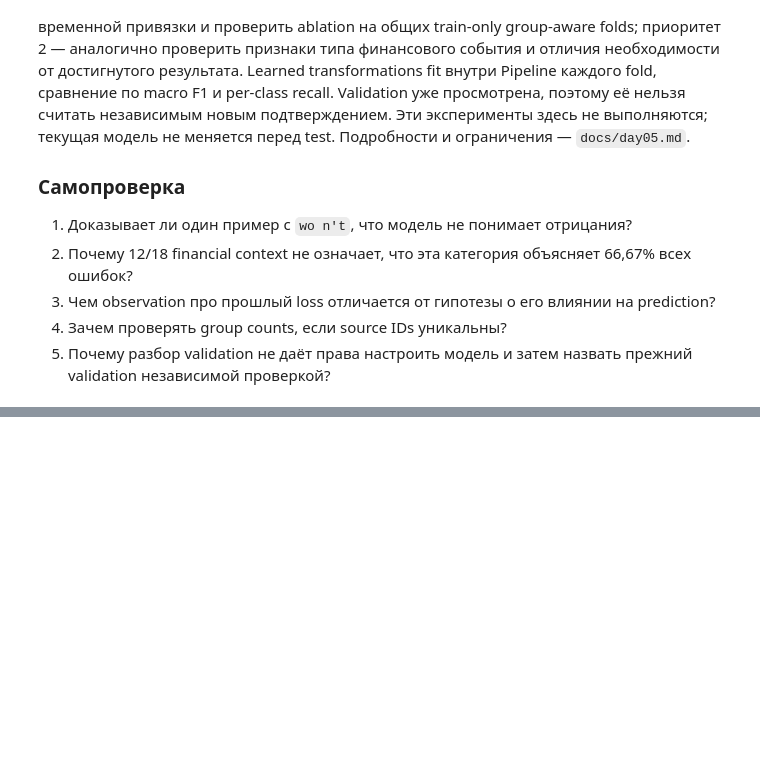
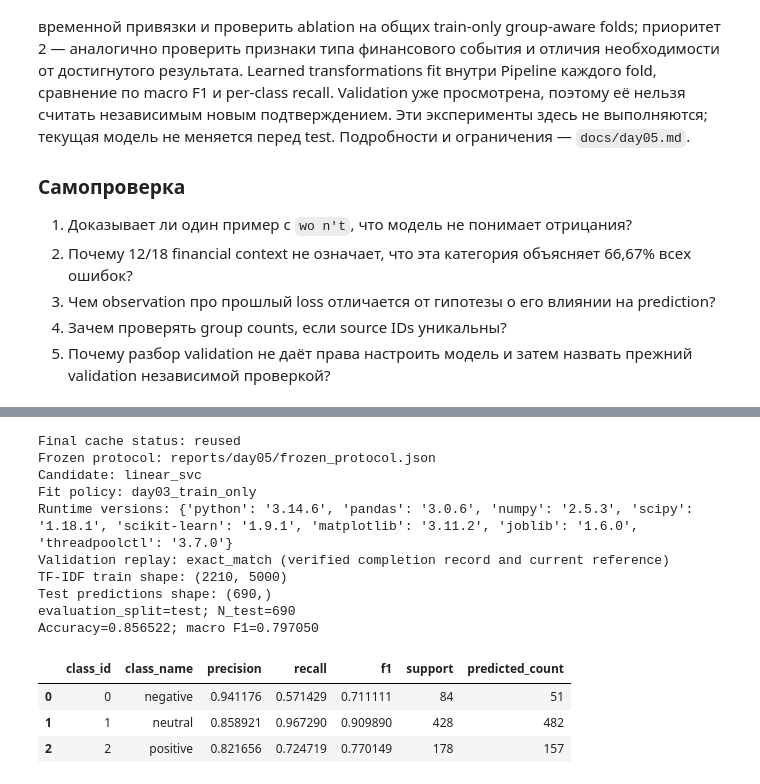
Before and after one commit to HomeboyMakkri/Text-classification, a Jupyter notebook: notebooks/day05_error_analysis.ipynb, the cells around one changed output, grey strips where cells are left out. Drawn from its saved outputs; the diff is of its cells as text; code cells hidden in the pictures; blank space fills up the shorter version.

```diff
--- a/notebooks/day05_error_analysis.ipynb
+++ b/notebooks/day05_error_analysis.ipynb
@@ -286,0 +301,30 @@ Saved all validation rows, all errors, and annotated examples separately.
+# %%
+from finnews_sentiment.models.final_evaluation import load_final_evaluation
+
+final_result = load_final_evaluation(ROOT)
+print("Final cache status:", final_result.cache_status)
+print("Frozen protocol:", (final_result.directory / "frozen_protocol.json").relative_to(ROOT))
+print("Candidate:", final_result.candidate_id)
+print("Fit policy:", final_result.protocol["fit_policy"])
+print("Runtime versions:", final_result.protocol["runtime_versions"])
+print("Validation replay: exact_match (verified completion record and current reference)")
+print(f"TF-IDF train shape: ({final_result.n_train}, {final_result.n_features})")
+print("Test predictions shape:", final_result.predictions["pred_label_id"].shape)
+print(f"evaluation_split=test; N_test={len(final_result.predictions)}")
+print(f"Accuracy={final_result.confusion.metrics.accuracy:.6f}; macro F1={final_result.confusion.metrics.macro_f1:.6f}")
+display(final_result.confusion.per_class)
+# %% [output]
+Final cache status: reused
+Frozen protocol: reports/day05/frozen_protocol.json
+Candidate: linear_svc
+Fit policy: day03_train_only
+Runtime versions: {'python': '3.14.6', 'pandas': '3.0.6', 'numpy': '2.5.3', 'scipy': '1.18.1', 'scikit-learn': '1.9.1', 'matplotlib': '3.11.2', 'joblib': '1.6.0', 'threadpoolctl': '3.7.0'}
+Validation replay: exact_match (verified completion record and current reference)
+TF-IDF train shape: (2210, 5000)
+Test predictions shape: (690,)
+evaluation_split=test; N_test=690
+Accuracy=0.856522; macro F1=0.797050
+|  | class_id | class_name | precision | recall | f1 | support | predicted_count |
+| 0 | 0 | negative | 0.941176 | 0.571429 | 0.711111 | 84 | 51 |
+| 1 | 1 | neutral | 0.858921 | 0.967290 | 0.909890 | 428 | 482 |
+| 2 | 2 | positive | 0.821656 | 0.724719 | 0.770149 | 178 | 157 |
```
Also changed, not shown: parts of 3 cells of this notebook, 5 other files.
